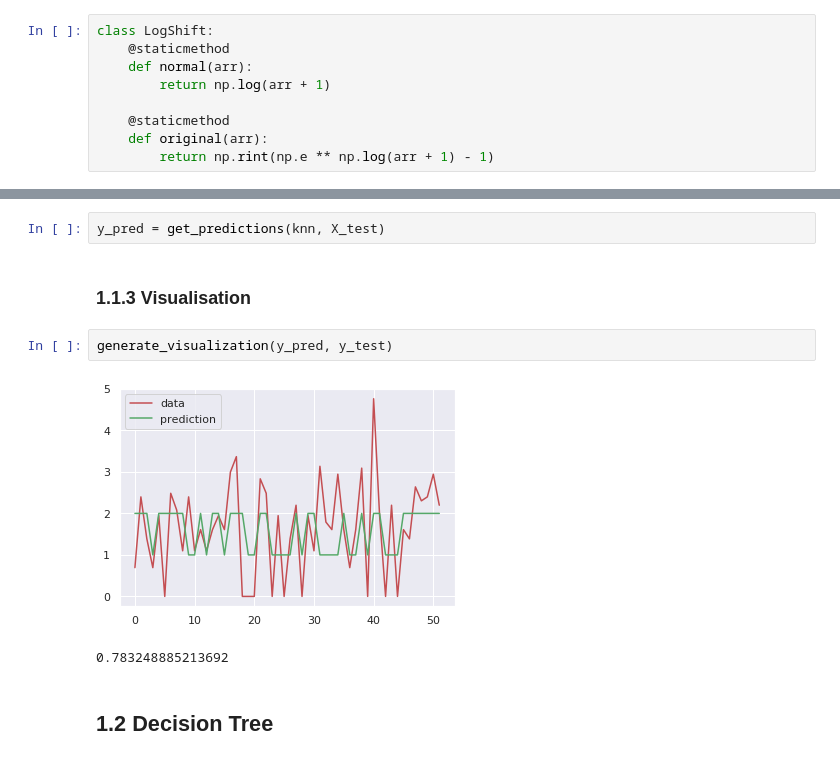
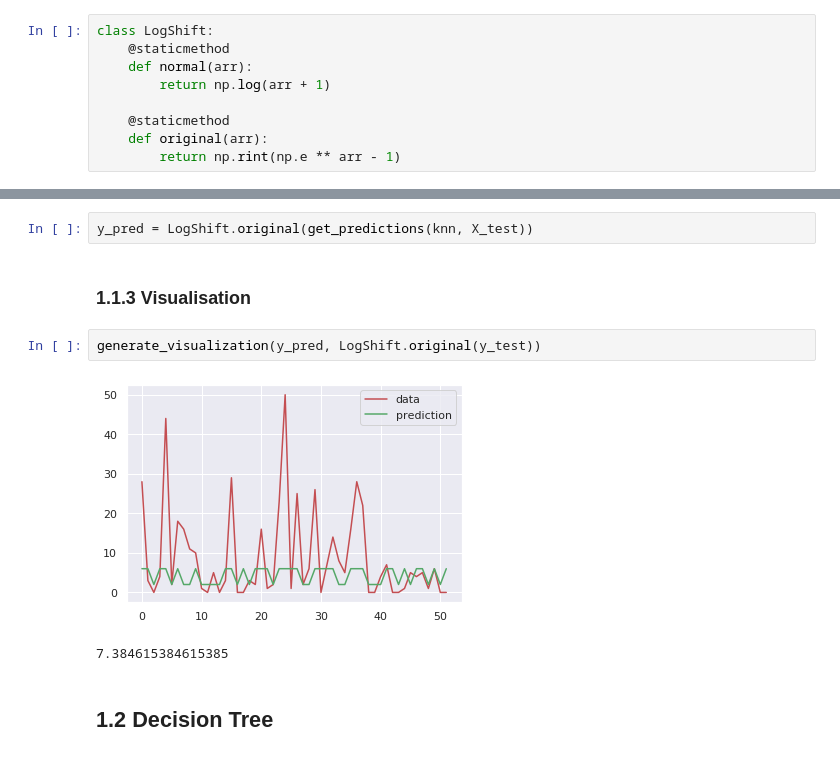
Before and after one commit to GummyBearStudioTeam/ESI_MLTechniques, a Jupyter notebook: Milestone2_Supervised.ipynb, the cells around one changed output, grey strips where cells are left out. Cells and saved outputs as stored; diff of their text form.

```diff
--- a/Milestone2_Supervised.ipynb
+++ b/Milestone2_Supervised.ipynb
@@ -207,7 +207,7 @@ class LogShift:
 
     @staticmethod
     def original(arr):
-        return np.rint(np.e ** np.log(arr + 1) - 1)
+        return np.rint(np.e ** arr - 1)
 # %%
 y_['normal'] = LogShift.normal(y_.values)
 # %%
@@ -464,12 +451,12 @@ MAE:  0.8204007429639207
 # %%
-y_pred = get_predictions(knn, X_test)
+y_pred = LogShift.original(get_predictions(knn, X_test))
 # %% [markdown]
 ### 1.1.3 Visualisation
 # %%
-generate_visualization(y_pred, y_test)
+generate_visualization(y_pred, LogShift.original(y_test))
 # %% [output]
-[figure, old version]
+[figure, new version]
-0.783248885213692
+7.384615384615385
 # %% [markdown]
 ## 1.2 Decision Tree
 # %% [markdown]
```
Also changed, not shown: parts of 34 cells of this notebook.
